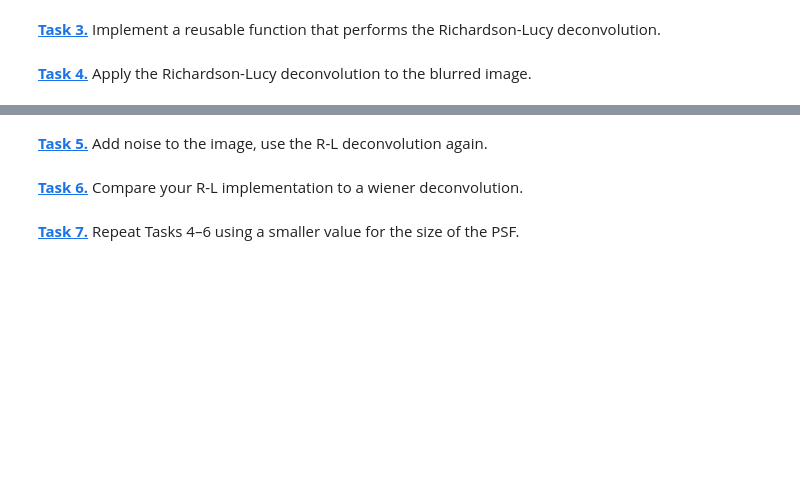
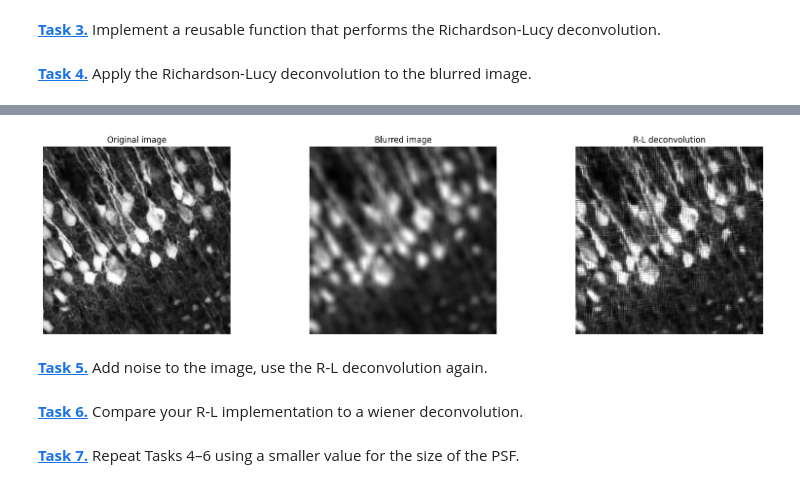
Before and after one commit to ZoeK194/mobi-fs5-python, a Jupyter notebook: deconvolution.ipynb, the cells around one changed output, grey strips where cells are left out. Cells and saved outputs as stored; diff of their text form; code cells hidden in the pictures; blank space fills up the shorter version.

```diff
--- a/deconvolution.ipynb
+++ b/deconvolution.ipynb
@@ -70,18 +96,20 @@ def richardson_lucy_deconvolution(image, psf, n_iterations):
 # %%
 plt.figure(figsize=(20,5))
 plt.subplot(1, 3, 1)
 plt.axis('off')
 plt.imshow(img, 'gray')
 plt.title('Original image')
 plt.subplot(1, 3, 2)
 plt.axis('off')
 plt.imshow(img_psf, 'gray')
 plt.title('Blurred image')
 plt.subplot(1, 3, 3)
 plt.axis('off')
-plt.imshow(deconv_img, 'gray')
+plt.imshow(img_rld, 'gray')
 plt.title('R-L deconvolution')
 plt.show()
+# %% [output]
+[figure, added]
 # %% [markdown]
 **[Task 5.]()** Add noise to the image, use the R-L deconvolution again.
 # %%
```
Also changed, not shown: parts of 4 cells of this notebook.
